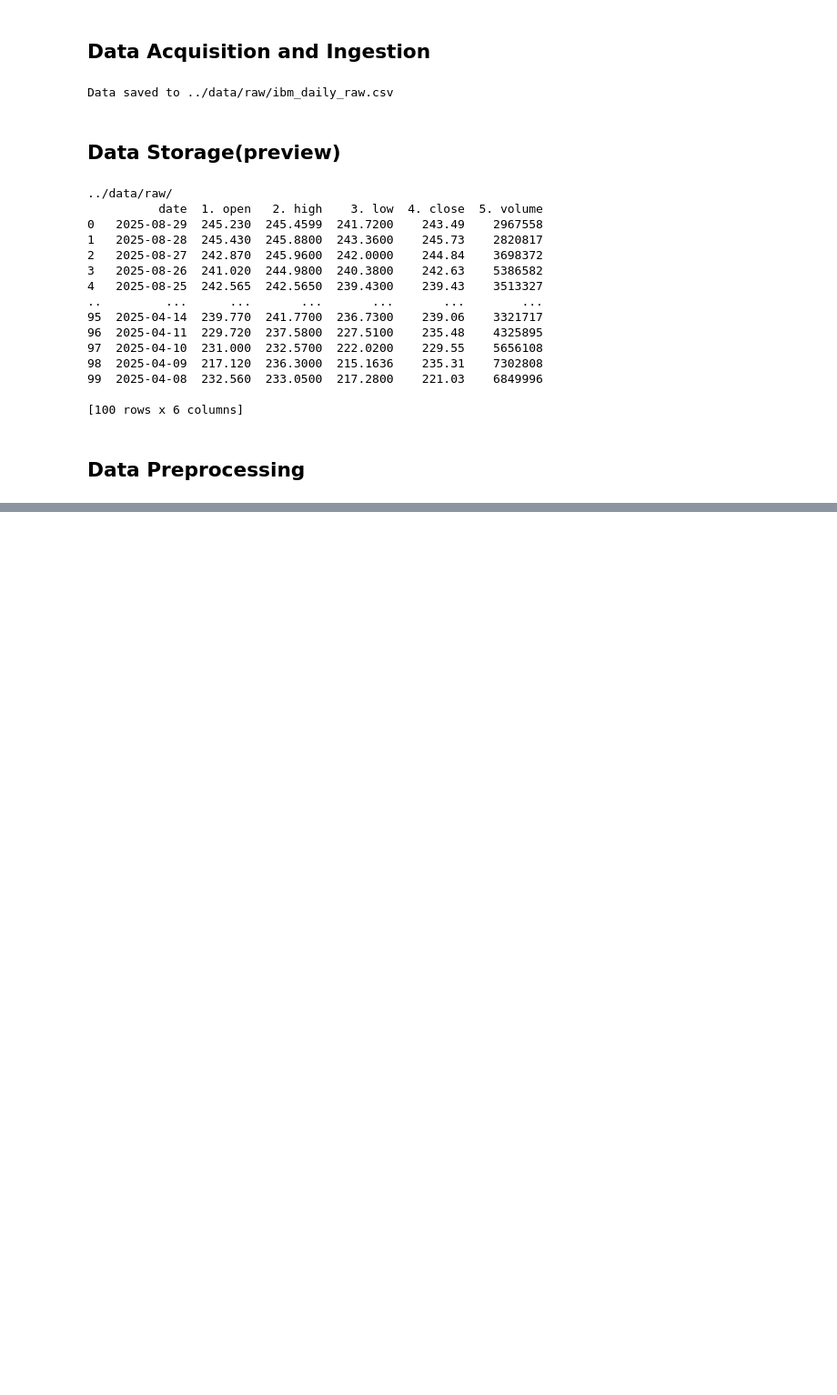
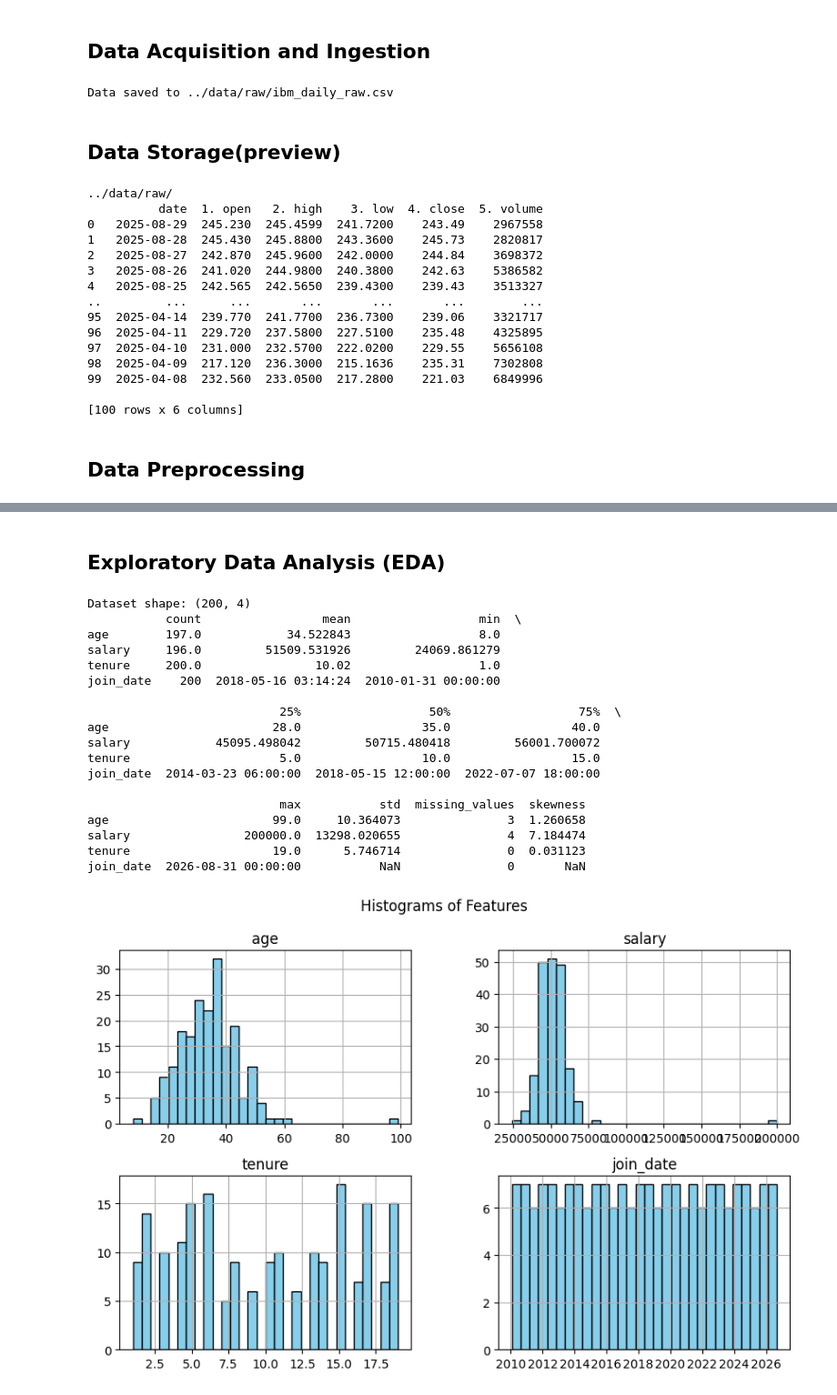
Before and after one commit to Nora6625/bootcamp_kaimeng_guo, a Jupyter notebook: project/notebooks/python_fundamentals_summary.ipynb, the cells around one changed output, grey strips where cells are left out. Shown at 91% size. Saved outputs shown, nothing was run; the diff lists cells and outputs as text; code cells hidden in the pictures; blank space fills up the shorter version.

```diff
--- a/project/notebooks/python_fundamentals_summary.ipynb
+++ b/project/notebooks/python_fundamentals_summary.ipynb
@@ -152,0 +215,80 @@ df.to_csv("../data/processed/ibm_daily_clean.csv", index=False)
+# %% [markdown]
+## Exploratory Data Analysis (EDA)
+# %%
+import pandas as pd
+import numpy as np
+import matplotlib.pyplot as plt
+import seaborn as sns
+
+np.random.seed(42)
+n = 200
+df = pd.DataFrame({
+    "age": np.random.normal(35, 10, n).astype(int),
+    "salary": np.random.normal(50000, 8000, n),
+    "tenure": np.random.randint(1, 20, n),
+    "join_date": pd.date_range(start="2010-01-01", periods=n, freq="M")
+})
+
+df.loc[np.random.choice(n, 5), "salary"] = np.nan
+df.loc[np.random.choice(n, 3), "age"] = np.nan
+df.loc[0, "salary"] = 200000
+df.loc[1, "age"] = 99
+
+print("Dataset shape:", df.shape)
+
+# Statistical summaries
+summary = df.describe().T
+summary["missing_values"] = df.isnull().sum()
+summary["skewness"] = df.skew(numeric_only=True)
+print(summary)
+
+# Histograms
+df.hist(bins=30, figsize=(10, 6), color="skyblue", edgecolor="black")
+plt.suptitle("Histograms of Features")
+plt.show()
+
+# Boxplots (check outliers)
+plt.figure(figsize=(8, 6))
+sns.boxplot(data=df[["age", "salary", "tenure"]])
+plt.title("Boxplots of Numeric Features")
+plt.show()
+
+# Scatter plot (Age vs Salary)
+plt.figure(figsize=(8, 6))
+sns.scatterplot(x="age", y="salary", data=df)
+plt.title("Scatter Plot: Age vs Salary")
+plt.show()
+
+# Time series plot (Salary trend)
+plt.figure(figsize=(10, 6))
+plt.plot(df["join_date"], df["salary"], marker="o", linestyle="--")
+plt.title("Salary Over Time (with Outliers & Missing)")
+plt.xlabel("Join Date")
+plt.ylabel("Salary")
+plt.show()
+
+# Correlation matrix
+plt.figure(figsize=(6, 5))
+sns.heatmap(df[["age", "salary", "tenure"]].corr(), annot=True, cmap="coolwarm")
+plt.title("Correlation Matrix")
+plt.show()
+# %% [output]
+Dataset shape: (200, 4)
+           count                 mean                  min  \
+age        197.0            34.522843                  8.0
+salary     196.0         51509.531926         24069.861279
+tenure     200.0                10.02                  1.0
+join_date    200  2018-05-16 03:14:24  2010-01-31 00:00:00
+
+                           25%                  50%                  75%  \
+age                       28.0                 35.0                 40.0
+salary            45095.498042         50715.480418         56001.700072
+tenure                     5.0                 10.0                 15.0
+join_date  2014-03-23 06:00:00  2018-05-15 12:00:00  2022-07-07 18:00:00
+
+                           max           std  missing_values  skewness
+age                       99.0     10.364073               3  1.260658
+salary                200000.0  13298.020655               4  7.184474
+tenure                    19.0      5.746714               0  0.031123
+join_date  2026-08-31 00:00:00           NaN               0       NaN
+[figure, added]
```
Also changed, not shown: parts of 12 cells of this notebook, 2 other files.
